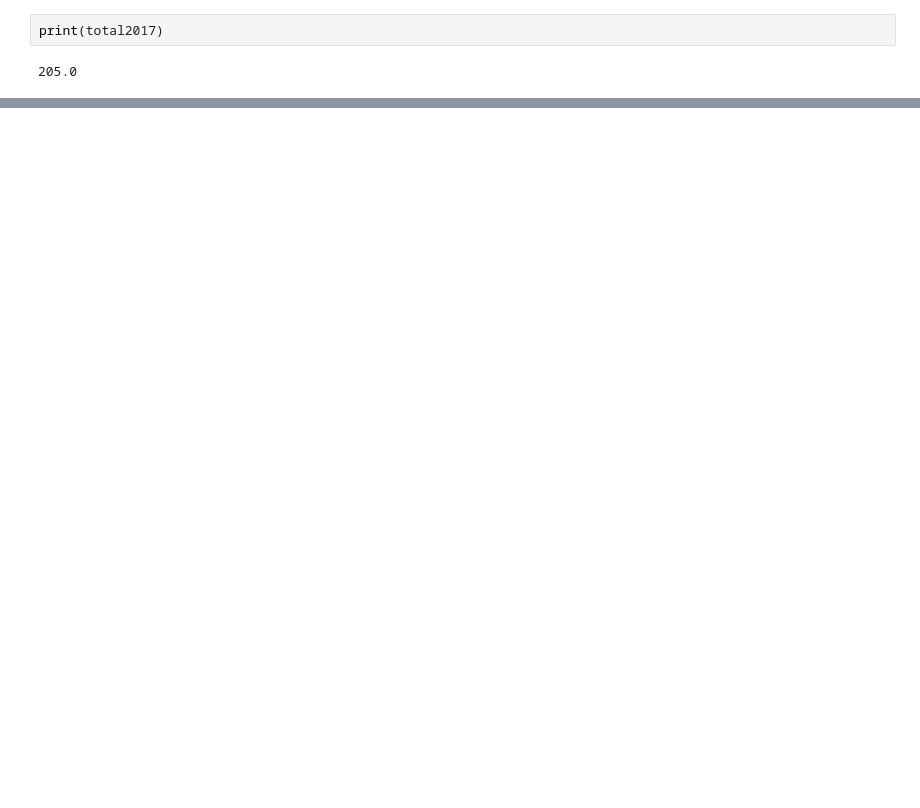
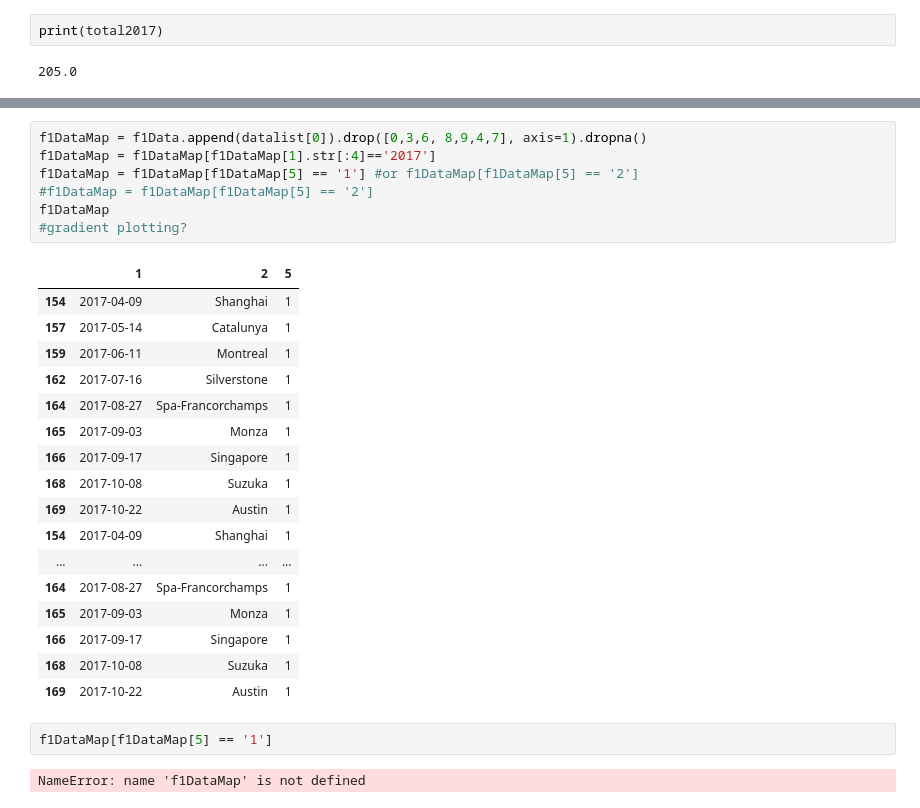
Before and after one commit to eldontsoi/Exercises, a Jupyter notebook: years vs points graph.ipynb, the cells around one changed output, grey strips where cells are left out. Cells and saved outputs as stored; diff of their text form; blank space fills up the shorter version.

```diff
--- a/years vs points graph.ipynb
+++ b/years vs points graph.ipynb
@@ -266,0 +223,29 @@ plt.show()
+# %%
+f1DataMap = f1Data.append(datalist[0]).drop([0,3,6, 8,9,4,7], axis=1).dropna()
+f1DataMap = f1DataMap[f1DataMap[1].str[:4]=='2017']
+f1DataMap = f1DataMap[f1DataMap[5] == '1'] #or f1DataMap[f1DataMap[5] == '2']
+#f1DataMap = f1DataMap[f1DataMap[5] == '2']
+f1DataMap
+#gradient plotting?
+# %% [output]
+|  | 1 | 2 | 5 |
+| 154 | 2017-04-09 | Shanghai | 1 |
+| 157 | 2017-05-14 | Catalunya | 1 |
+| 159 | 2017-06-11 | Montreal | 1 |
+| 162 | 2017-07-16 | Silverstone | 1 |
+| 164 | 2017-08-27 | Spa-Francorchamps | 1 |
+| 165 | 2017-09-03 | Monza | 1 |
+| 166 | 2017-09-17 | Singapore | 1 |
+| 168 | 2017-10-08 | Suzuka | 1 |
+| 169 | 2017-10-22 | Austin | 1 |
+| 154 | 2017-04-09 | Shanghai | 1 |
+| ... | ... | ... | ... |
+| 164 | 2017-08-27 | Spa-Francorchamps | 1 |
+| 165 | 2017-09-03 | Monza | 1 |
+| 166 | 2017-09-17 | Singapore | 1 |
+| 168 | 2017-10-08 | Suzuka | 1 |
+| 169 | 2017-10-22 | Austin | 1 |
+# %%
+f1DataMap[f1DataMap[5] == '1']
+# %% [output]
+NameError: name 'f1DataMap' is not defined
```
Also changed, not shown: parts of 7 cells of this notebook, 4 other files.
